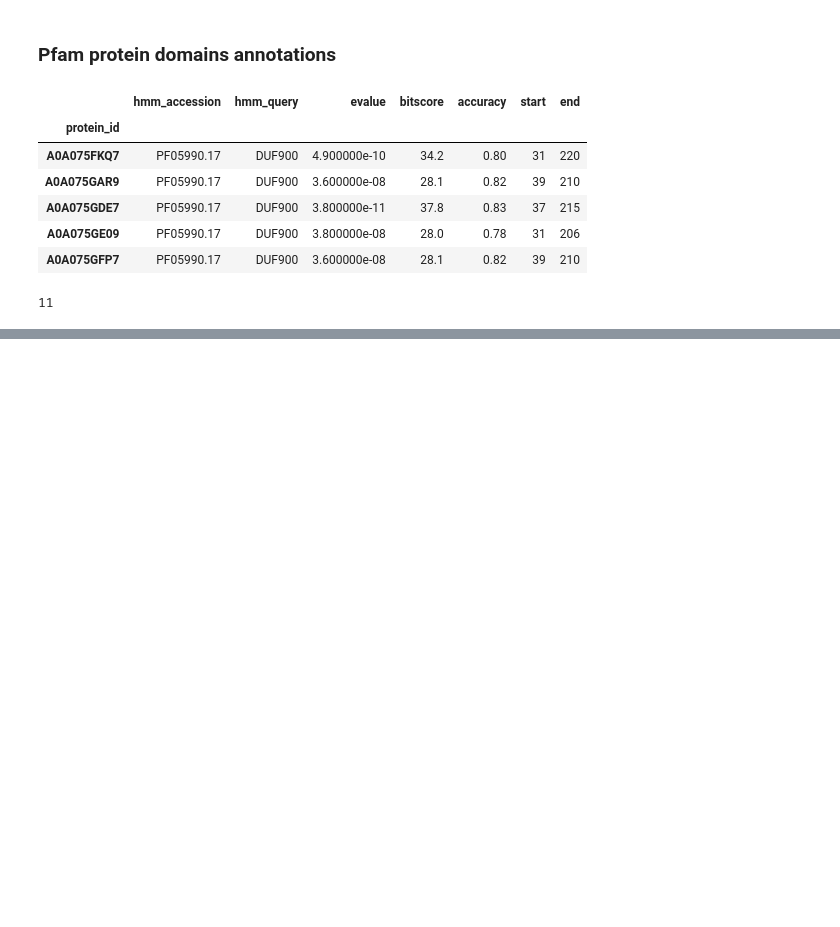
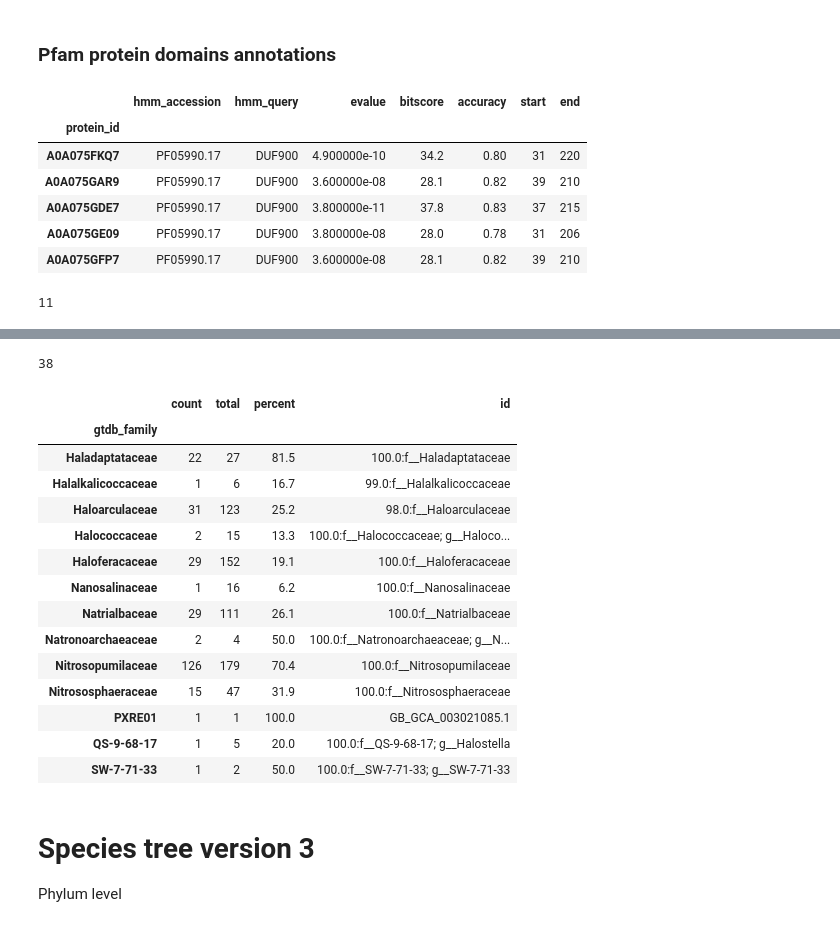
Before and after one commit to Chahrazadt87/AvB, a Jupyter notebook: notebook/hydrolase_tree.ipynb, the cells around one changed output, grey strips where cells are left out. Drawn from its saved outputs; the diff is of its cells as text; code cells hidden in the pictures; blank space fills up the shorter version.

```diff
--- a/notebook/hydrolase_tree.ipynb
+++ b/notebook/hydrolase_tree.ipynb
@@ -324,0 +862,68 @@ itol_protein_domain_annotations(
+# %%
+labels = []
+id_to_family_name = {}
+family_name_to_id = {}
+for leaf in arc_tree_fam.get_terminals():
+    leaf_id = leaf.name
+
+    phylum_match = re.match(r'^[^:]+:p__([^;]+).*$', leaf_id)
+    class_match = re.match(r'^[^:]+:c__([^;]+).*$', leaf_id)
+    family_match = re.match(r'^[^:]+:.*f__([^;]+).*$', leaf_id)
+
+    if phylum_match is not None:
+        label = f"p: {phylum_match[1].replace('_', ' ')}"
+
+    elif class_match is not None:
+        label = f"c: {class_match[1].replace('_', ' ')}"
+
+    elif family_match is not None:
+        family_name = family_match[1].replace('_', ' ')
+        label = f"f: {family_name}"
+        id_to_family_name[leaf_id] = family_name
+        family_name_to_id[family_name] = leaf_id
+
+    else:
+        row = arc_metadata.loc[leaf_id]
+        if row['gtdb_class'] in ('Halobacteria', 'Nitrososphaeria'):
+            family_name = row['gtdb_family']
+            label = f"f: {family_name}"
+            id_to_family_name[leaf_id] = family_name
+            family_name_to_id[family_name] = leaf_id
+        elif row['gtdb_phylum'] in ('Halobacteriota', 'Thermoproteota'):
+            label = f"c: {row['gtdb_class']}"
+        else:
+            label = f"p: {row['gtdb_phylum']}"
+
+    labels.append([leaf_id, label])
+
+itol_labels(
+    labels,
+    data_folder / 'species_tree' / 'annotations_fam' / 'labels.txt'
+)
+# %%
+len(id_to_family_name)
+# %% [output]
+38
+# %%
+data_df['id'] = [family_name_to_id[f] for f in data_df.index]
+data_df
+# %% [output]
+|  | count | total | percent | id |
+| gtdb_family |  |  |  |  |
+| Haladaptataceae | 22 | 27 | 81.5 | 100.0:f__Haladaptataceae |
+| Halalkalicoccaceae | 1 | 6 | 16.7 | 99.0:f__Halalkalicoccaceae |
+| Haloarculaceae | 31 | 123 | 25.2 | 98.0:f__Haloarculaceae |
+| Halococcaceae | 2 | 15 | 13.3 | 100.0:f__Halococcaceae; g__Haloco... |
+| Haloferacaceae | 29 | 152 | 19.1 | 100.0:f__Haloferacaceae |
+| Nanosalinaceae | 1 | 16 | 6.2 | 100.0:f__Nanosalinaceae |
+| Natrialbaceae | 29 | 111 | 26.1 | 100.0:f__Natrialbaceae |
+| Natronoarchaeaceae | 2 | 4 | 50.0 | 100.0:f__Natronoarchaeaceae; g__N... |
+| Nitrosopumilaceae | 126 | 179 | 70.4 | 100.0:f__Nitrosopumilaceae |
+| Nitrososphaeraceae | 15 | 47 | 31.9 | 100.0:f__Nitrososphaeraceae |
+| PXRE01 | 1 | 1 | 100.0 | GB_GCA_003021085.1 |
+| QS-9-68-17 | 1 | 5 | 20.0 | 100.0:f__QS-9-68-17; g__Halostella |
+| SW-7-71-33 | 1 | 2 | 50.0 | 100.0:f__SW-7-71-33; g__SW-7-71-33 |
+# %% [markdown]
+# Species tree version 3
+
+Phylum level
```
Also changed, not shown: parts of 43 cells of this notebook, 32 other files.
